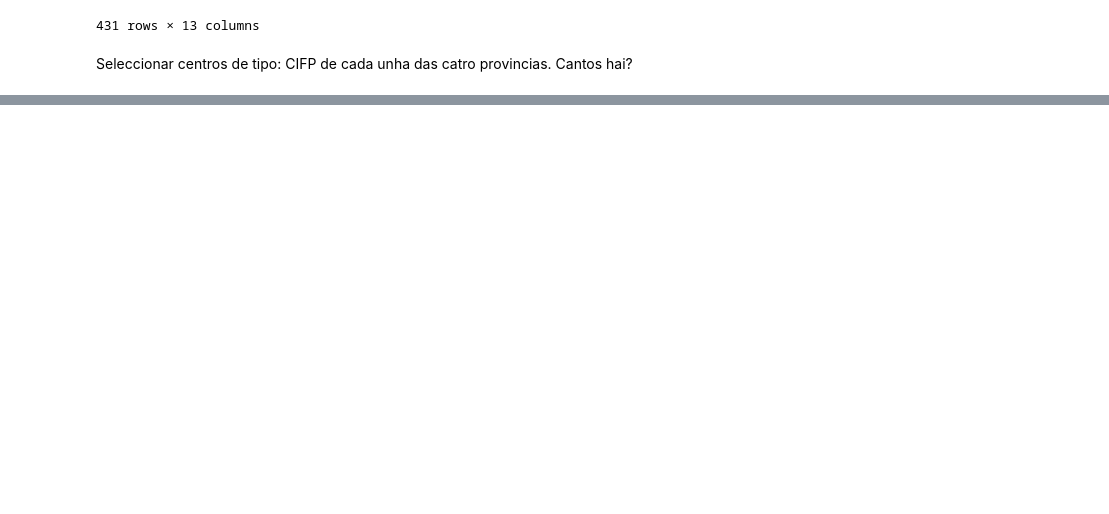
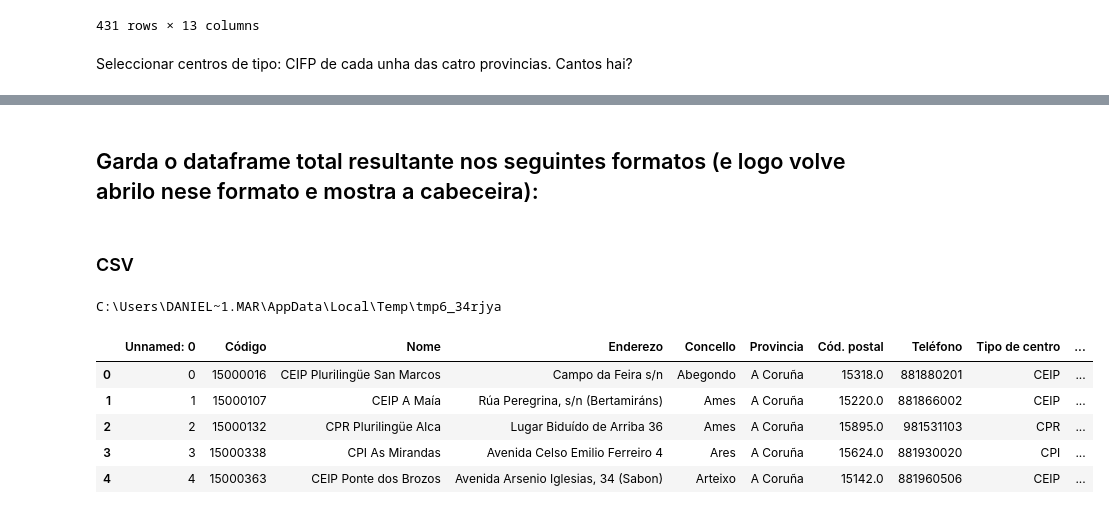
Before and after one commit to DaniMartinezX/SBD, a Jupyter notebook: centros_educativos.ipynb, the cells around one changed output, grey strips where cells are left out. Saved outputs shown, nothing was run; the diff lists cells and outputs as text; code cells hidden in the pictures; blank space fills up the shorter version.

```diff
--- a/centros_educativos.ipynb
+++ b/centros_educativos.ipynb
@@ -167,0 +238,2 @@ df_cifp.groupby(['Provincia'])
+# %% [markdown]
+## Garda o dataframe total resultante nos seguintes formatos (e logo volve abrilo nese formato e mostra a cabeceira):
@@ -167,0 +243,19 @@ df_cifp.groupby(['Provincia'])
+# %% [markdown]
+### CSV
+# %%
+arquivo_temporal = os.path.join(tempfile.mktemp())
+dfTotal.to_csv(arquivo_temporal)
+print(arquivo_temporal)
+# %% [output]
+C:\Users\DANIEL~1.MAR\AppData\Local\Temp\tmp6_34rjya
+# %%
+path_csv = 'C:/Users/DANIEL~1.MAR/AppData/Local/Temp/tmpbxyembpv'
+df_csv = pd.read_csv(path_csv)
+df_csv.head()
+# %% [output]
+|  | Unnamed: 0 | Código | Nome | Enderezo | Concello | Provincia | Cód. postal | Teléfono | Tipo de centro | ... |
+| 0 | 0 | 15000016 | CEIP Plurilingüe San Marcos | Campo da Feira s/n | Abegondo | A Coruña | 15318.0 | 881880201 | CEIP | ... |
+| 1 | 1 | 15000107 | CEIP A Maía | Rúa Peregrina, s/n (Bertamiráns) | Ames | A Coruña | 15220.0 | 881866002 | CEIP | ... |
+| 2 | 2 | 15000132 | CPR Plurilingüe Alca | Lugar Biduído de Arriba 36 | Ames | A Coruña | 15895.0 | 981531103 | CPR | ... |
+| 3 | 3 | 15000338 | CPI As Mirandas | Avenida Celso Emilio Ferreiro 4 | Ares | A Coruña | 15624.0 | 881930020 | CPI | ... |
+| 4 | 4 | 15000363 | CEIP Ponte dos Brozos | Avenida Arsenio Iglesias, 34 (Sabon) | Arteixo | A Coruña | 15142.0 | 881960506 | CEIP | ... |
```
Also changed, not shown: parts of 24 cells of this notebook, 6 other files.
